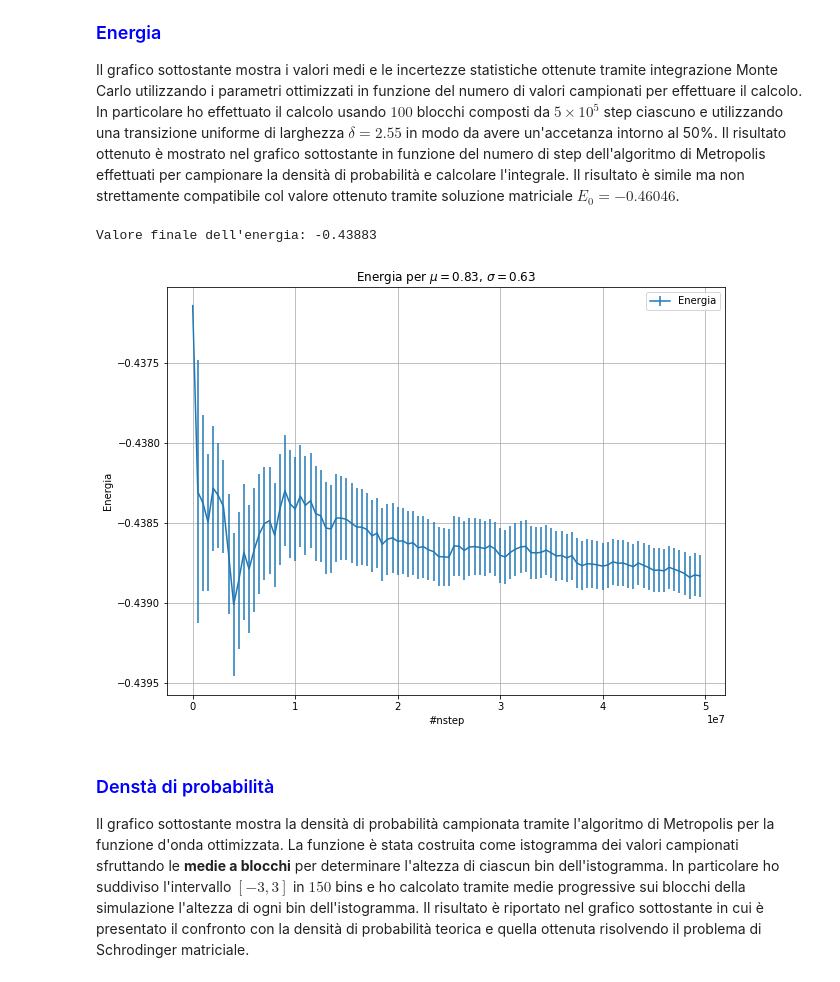
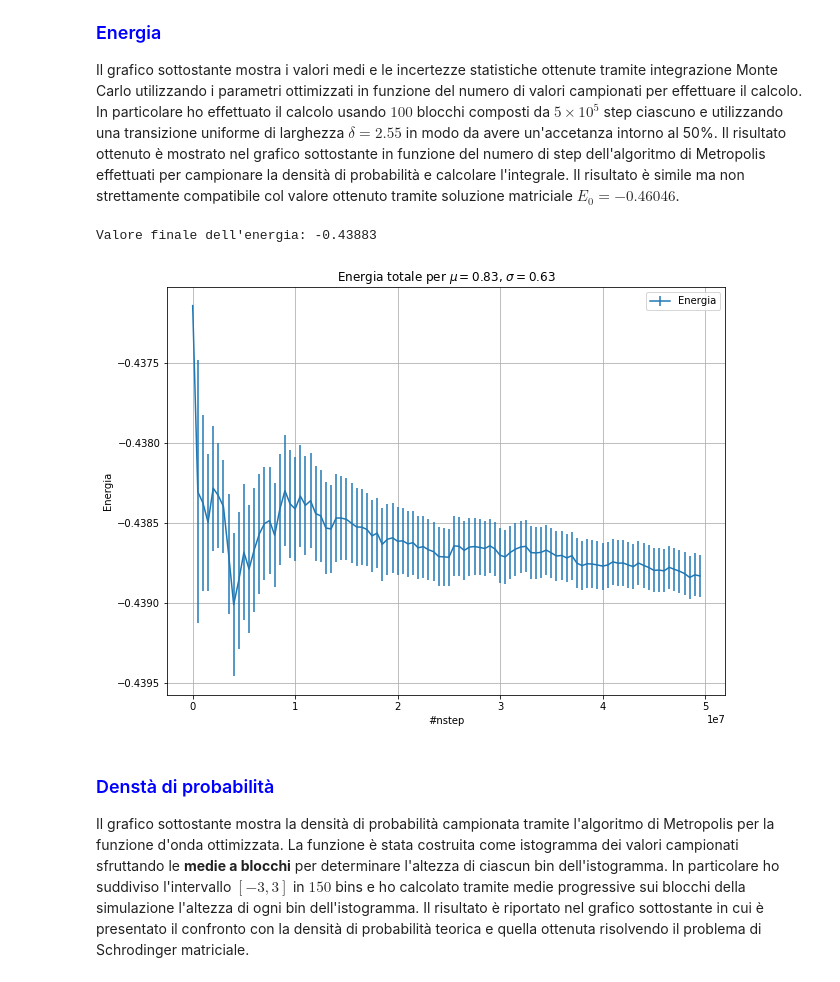
Before and after one commit to danidimic/NSL-exercise, a Jupyter notebook: LSN_Exercise_08/LSN_Exercise_08.ipynb, the cells around one changed output. Drawn from its saved outputs; the diff is of its cells as text; code cells hidden in the pictures.

```diff
--- a/LSN_Exercise_08/LSN_Exercise_08.ipynb
+++ b/LSN_Exercise_08/LSN_Exercise_08.ipynb
@@ -39,27 +39,27 @@ Il risultato ottenuto è mostrato nel grafico sottostante in funzione del numero
 # %%
 import math
 import numpy as np
 import matplotlib.pyplot as plt
 
 nblock = 100 #numero di blocchi
 nstep = 5e5  #step per blocco
 ntot = nblock*nstep #step totali
 
 fig=plt.figure(figsize=(10,7.5))
 nstep = np.arange(0, ntot, step=nstep)
 Ene, errEne = np.loadtxt('Files/Ene.out', unpack=True)
 print("Valore finale dell'energia:", round(Ene[len(Ene)-1], 5))
 
-plt.title("Energia per $\mu=0.83$, $\sigma=0.63$")
+plt.title("Energia totale per $\mu=0.83$, $\sigma=0.63$")
 plt.errorbar(nstep, Ene, yerr=errEne, label='Energia')
 plt.xlabel("#nstep")
 plt.ylabel("Energia")
 plt.legend()
 plt.grid(True)
 plt.show()
 # %% [output]
 Valore finale dell'energia: -0.43883
-[figure, old version]
+[figure, new version]
 # %% [markdown]
 ### <font color=blue> Denstà di probabilità </font>
 Il grafico sottostante mostra la densità di probabilità campionata tramite l'algoritmo di Metropolis per la funzione d'onda ottimizzata. La funzione è stata costruita come istogramma dei valori campionati sfruttando le **medie a blocchi** per determinare l'altezza di ciascun bin dell'istogramma. In particolare ho suddiviso l'intervallo $[-3,3]$ in $150$ bins e ho calcolato tramite medie progressive sui blocchi della simulazione l'altezza di ogni bin dell'istogramma. Il risultato è riportato nel grafico sottostante in cui è presentato il confronto con la densità di probabilità teorica e quella ottenuta risolvendo il problema di Schrodinger matriciale.
```
Also changed, not shown: parts of 12 cells of this notebook, 30 other files.
